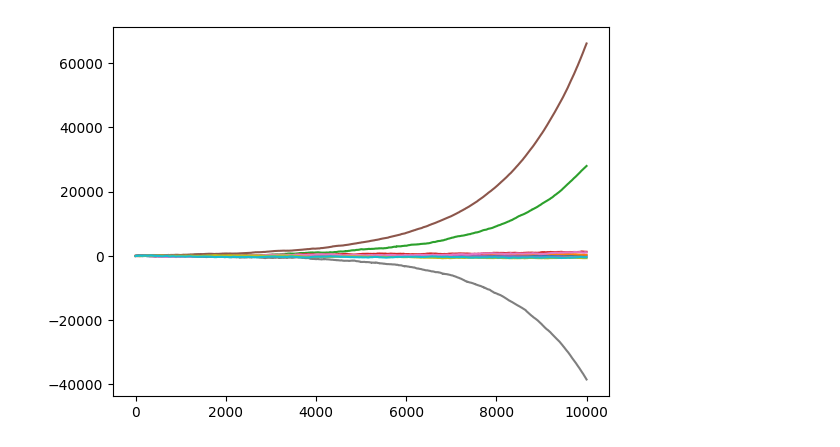
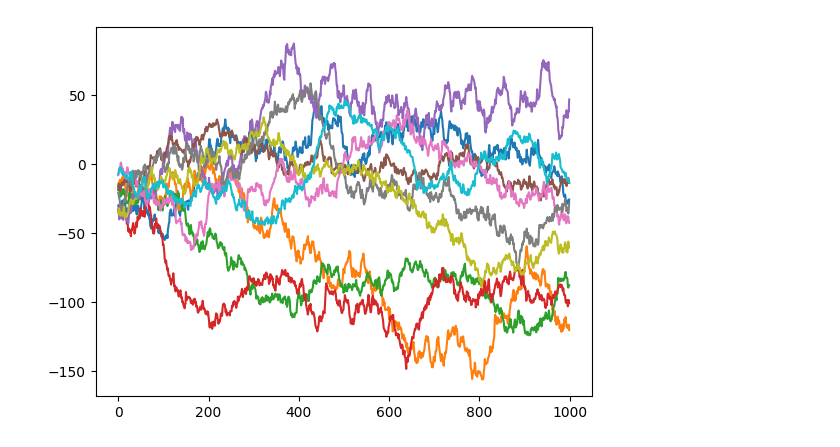
Before and after one commit to jacopocarotenuto/SBI_RedBloodCells, a Jupyter notebook: Jacopo's Experiments/computing.ipynb, the cells around one changed output. Drawn from its saved outputs; the diff is of its cells as text; code cells hidden in the pictures.

```diff
--- a/Jacopo's Experiments/computing.ipynb
+++ b/Jacopo's Experiments/computing.ipynb
@@ -73,0 +70,3 @@ x, y, f = simul(N, T, 0.01, [mu_x, mu_y, k_x, k_y, k_int, tau, eps], random_numb
+# %%
+%%time
+x, y, f = run_simul(N=1e4, T=1e3)
@@ -74,5 +76,5 @@ x, y, f = simul(N, T, 0.01, [mu_x, mu_y, k_x, k_y, k_int, tau, eps], random_numb
 # %%
-for n in range(min(N, 10)):
+for n in range(10):
     plt.plot(x[n, :], label=f"Trajectory {n}")
 # %% [output]
-[figure, old version]
+[figure, new version]
```
Also changed, not shown: parts of 5 cells of this notebook.
